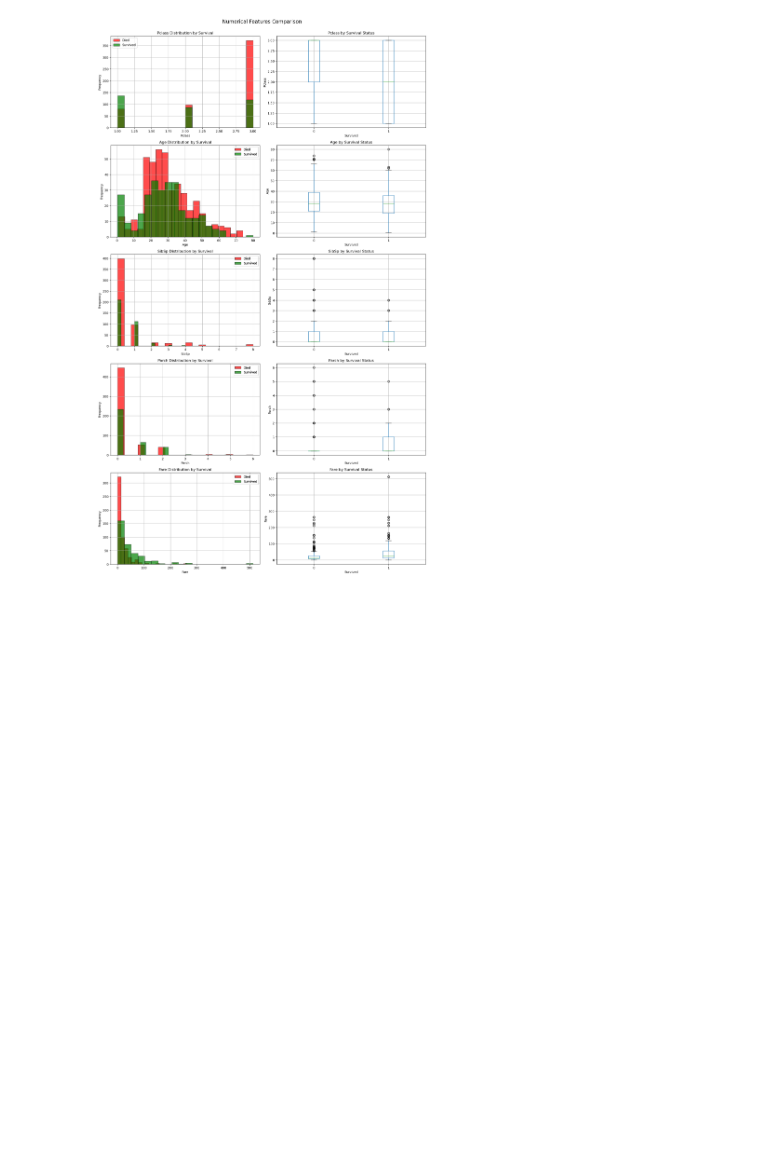
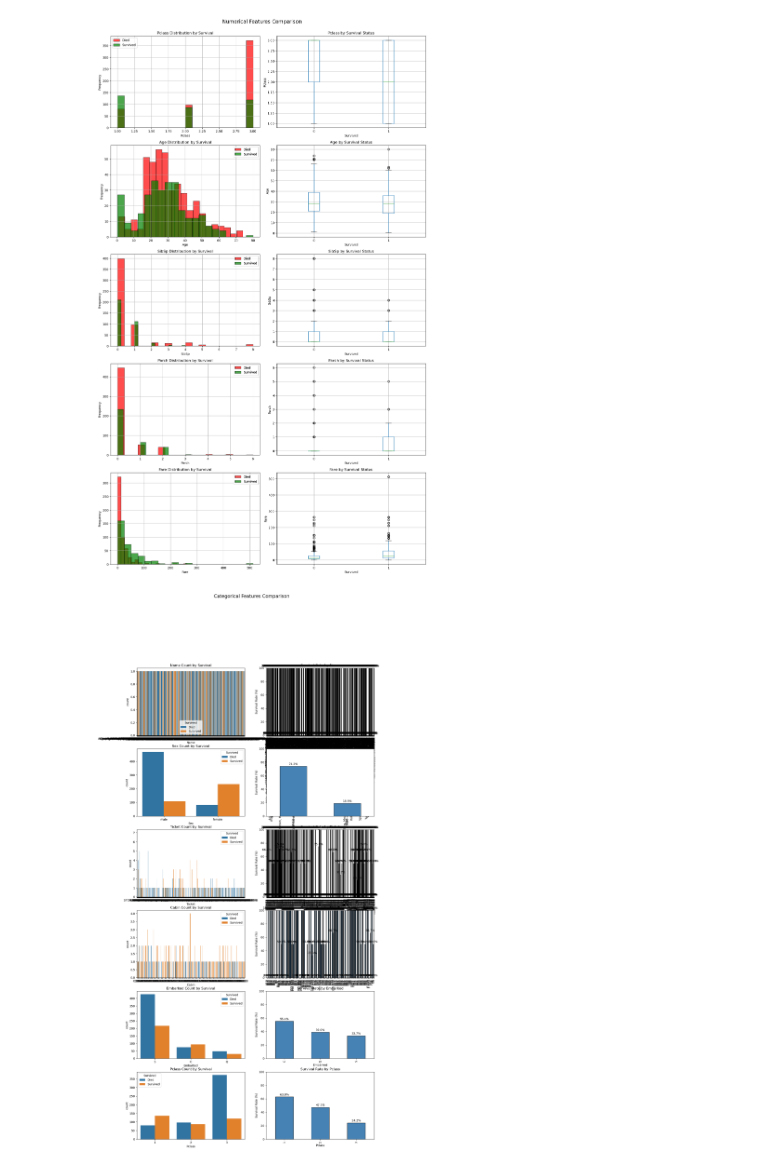
Before and after one commit to codedbydumi/kaggle-playground, a Jupyter notebook: Titanic Project/Untitled.ipynb, the cells around one changed output. Cells and saved outputs as stored; diff of their text form; code cells hidden in the pictures; blank space fills up the shorter version.

```diff
--- a/Titanic Project/Untitled.ipynb
+++ b/Titanic Project/Untitled.ipynb
@@ -209,3 +209,34 @@ plt.tight_layout()
 plt.show()
 # %% [output]
 [figure]
+# %%
+# 6. VISUALIZATION - CATEGORICAL FEATURES
+# ============================================================
+
+fig, axes = plt.subplots(len(categorical_cols), 2, figsize=(15, 5*len(categorical_cols)))
+if len(categorical_cols) == 1:
+    axes = axes.reshape(1, -1)
+
+for idx, col in enumerate(categorical_cols):
+    if col in data.columns:
+        # Count plot
+        sns.countplot(data=data, x=col, hue='Survived', ax=axes[idx,0])
+        axes[idx,0].set_title(f'{col} Count by Survival')
+        axes[idx,0].legend(title='Survived', labels=['Died', 'Survived'])
+
+        # Survival rate by category
+        survival_rate = data.groupby(col)['Survived'].mean() * 100
+        survival_rate.plot(kind='bar', ax=axes[idx,1], color='steelblue', edgecolor='black')
+        axes[idx,1].set_ylabel('Survival Rate (%)')
+        axes[idx,1].set_title(f'Survival Rate by {col}')
+        axes[idx,1].set_ylim([0, 100])
+
+        # Add value labels
+        for i, v in enumerate(survival_rate):
+            axes[idx,1].text(i, v + 2, f'{v:.1f}%', ha='center')
+
+plt.suptitle('Categorical Features Comparison', y=1.001, fontsize=16)
+plt.tight_layout()
+plt.show()
+# %% [output]
+[figure, added]
```
Also changed, not shown: parts of 2 cells of this notebook.
